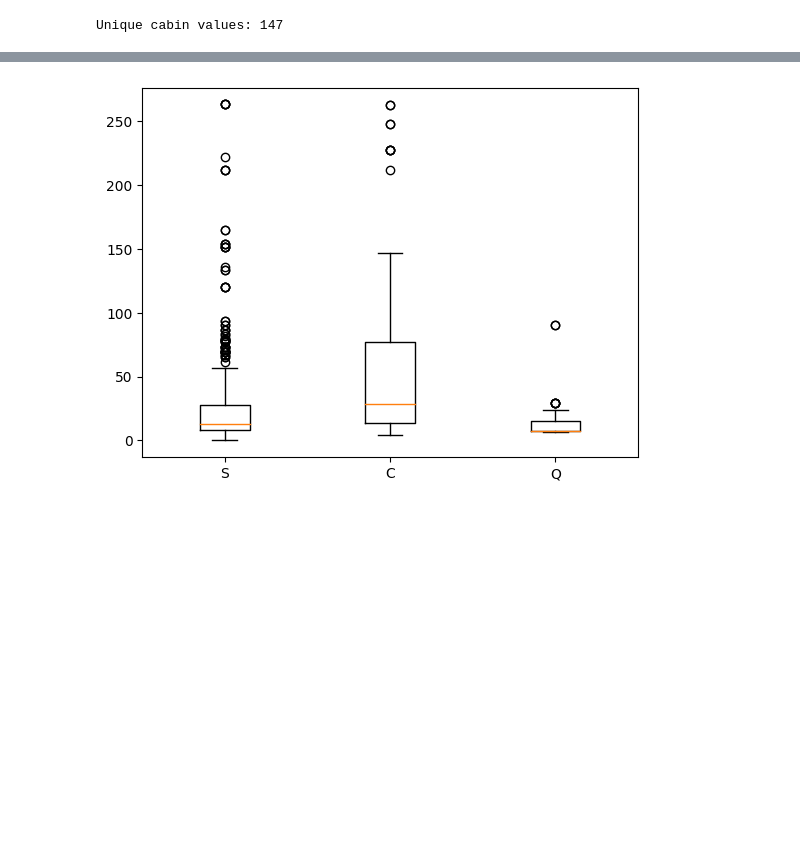
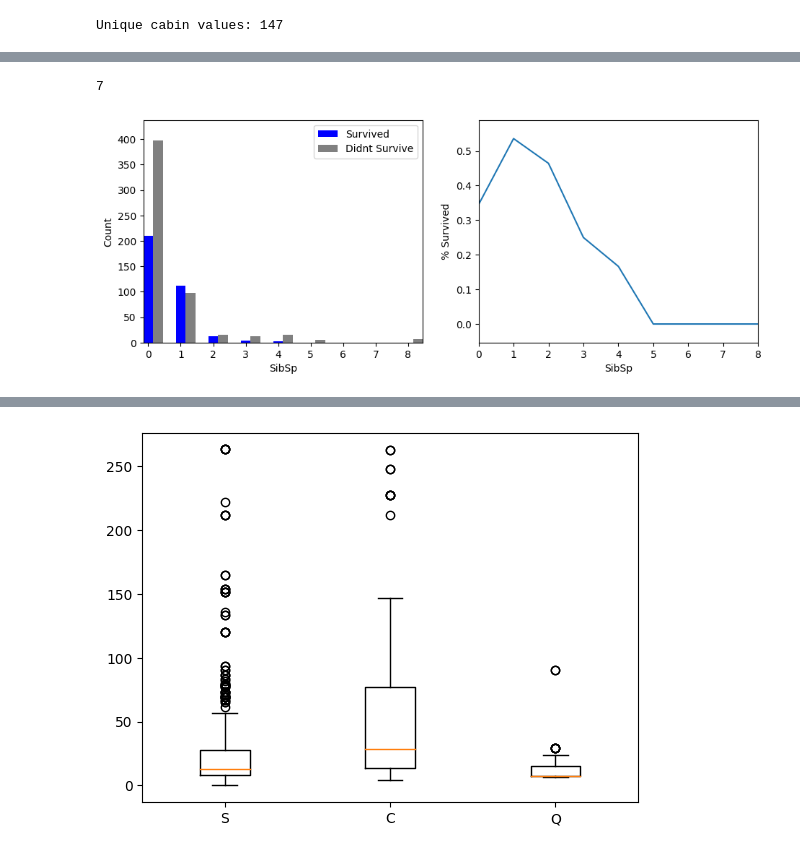
Before and after one commit to MaxymWojnowskyj/Titanic-ML-Comp, a Jupyter notebook: Titanic_NoteBook.ipynb, the cells around one changed output, grey strips where cells are left out. Cells and saved outputs as stored; diff of their text form; code cells hidden in the pictures; blank space fills up the shorter version.

Commit message:
sibsp parch func

```diff
--- a/Titanic_NoteBook.ipynb
+++ b/Titanic_NoteBook.ipynb
@@ -157,0 +124,47 @@ plt.show()
+# %%
+#SibSp - number of siblings/spouses on board
+print(train['SibSp'].nunique())
+# Since there is only  unique values we can display the survived for each value and see how we can bin these values
+# Plotting a bar plot of the count but seperating them into survived and did not survive should give us a visual idea of the total count and the % split of survival
+
+# fig, ax = plt.subplots(nrows=1, ncols=2, figsize=(11,4))
+
+# bins = train['SibSp'].unique()
+# bins.sort()
+
+# survived_ratios = []
+
+# #https://towardsdatascience.com/a-beginners-guide-to-kaggle-s-titanic-problem-3193cb56f6ca#:~:text=Embarked%20implies%20where%20the%20traveler,the%20rest%20boarded%20from%20Queenstown.
+# #https://medium.com/the-owl/plotting-grouped-bar-chart-in-matplotlib-7700e818344f
+# bars = []
+# bar_width = 0.3
+# surv_labels = {"Survived" : "Survived", "Didnt Survive" : "Didnt Survive"}
+
+# for sibsp in bins:
+#     #ax.bar(x, height, width, bottom, align)
+#     sibsp_survived = (train[train['SibSp']==sibsp]['Survived']==1).sum()
+#     sibsp_didnt_survive = (train[train['SibSp']==sibsp]['Survived']==0).sum()
+#     sibsp_ratio = sibsp_survived / (sibsp_survived + sibsp_didnt_survive)
+#     survived_ratios.append(sibsp_ratio)
+
+#     bar_surv = ax[0].bar(sibsp, sibsp_survived, bar_width, label=surv_labels['Survived'], color = "blue")
+#     bar_nosurv = ax[0].bar(sibsp+bar_width, sibsp_didnt_survive, bar_width, label=surv_labels['Didnt Survive'], color="grey")
+#     surv_labels['Survived'] = "_nolegend_"
+#     surv_labels['Didnt Survive'] = "_nolegend_"
+
+# ax[0].set_xlabel('Siblings/Spouses (SibSp)')
+# ax[0].set_ylabel('Count')
+# ax[0].legend(loc='best')
+# ax[0].margins(x=0, y=0.1)
+
+# ax[1].plot(bins, survived_ratios)
+# ax[1].set_xlabel('Siblings/Spouses (SibSp)')
+# ax[1].set_ylabel('% Survived')
+# ax[1].margins(x=0, y=0.1)
+
+# plt.show()
+
+surv_ratio_graph(train, 'SibSp')
+# %% [output]
+7
+[figure, added]
```
Also changed, not shown: parts of 7 cells of this notebook.
